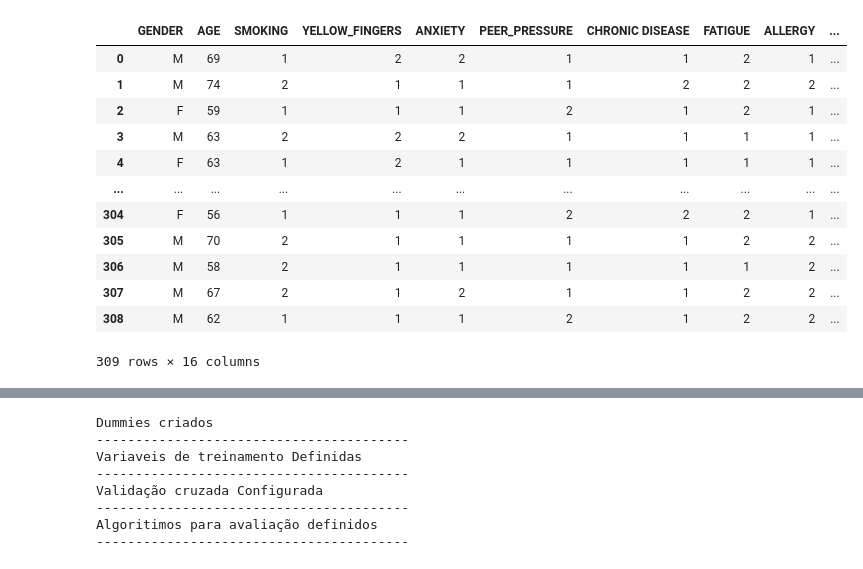
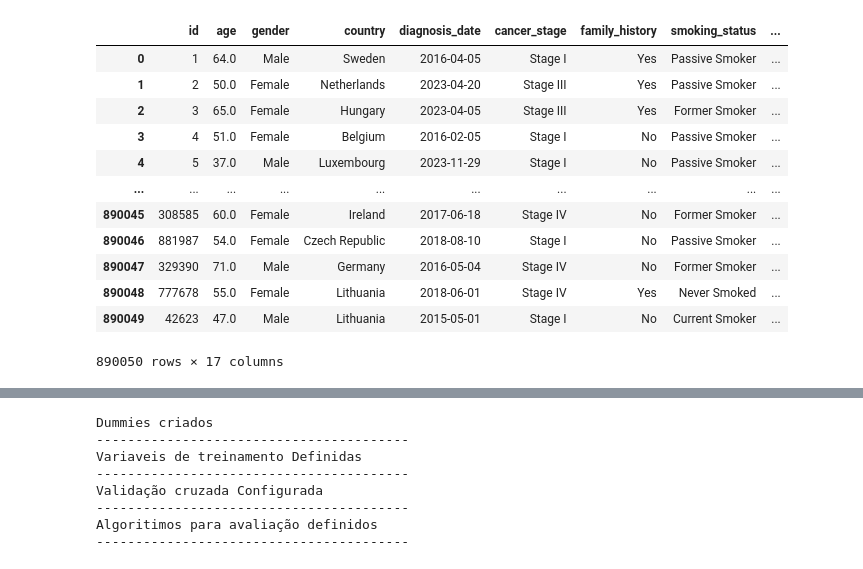
Before and after one commit to Luidy-Costa/project, a Jupyter notebook: lung-cancer-ml/backend/lung_cancer_prediction.ipynb, the cells around one changed output, grey strips where cells are left out. Saved outputs shown, nothing was run; the diff lists cells and outputs as text; code cells hidden in the pictures.

```diff
--- a/lung-cancer-ml/backend/lung_cancer_prediction.ipynb
+++ b/lung-cancer-ml/backend/lung_cancer_prediction.ipynb
@@ -22,21 +22,20 @@ from sklearn.svm import SVC
 sns.set(style="whitegrid")
 # %%
 #carregando a base de dados
-dataframe = pd.read_csv("survey_lung_cancer.csv")
-
-#vizalizando o dataframe ainda "sujo"
-dataframe
+#df_sujo = dataframe sujo
+dataframe = pd.read_csv("Lung Cancer_dirty.csv")
+df_sujo
 # %% [output]
-|  | GENDER | AGE | SMOKING | YELLOW_FINGERS | ANXIETY | PEER_PRESSURE | CHRONIC DISEASE | FATIGUE | ALLERGY | ... |
-| 0 | M | 69 | 1 | 2 | 2 | 1 | 1 | 2 | 1 | ... |
-| 1 | M | 74 | 2 | 1 | 1 | 1 | 2 | 2 | 2 | ... |
-| 2 | F | 59 | 1 | 1 | 1 | 2 | 1 | 2 | 1 | ... |
-| 3 | M | 63 | 2 | 2 | 2 | 1 | 1 | 1 | 1 | ... |
-| 4 | F | 63 | 1 | 2 | 1 | 1 | 1 | 1 | 1 | ... |
-| ... | ... | ... | ... | ... | ... | ... | ... | ... | ... | ... |
-| 304 | F | 56 | 1 | 1 | 1 | 2 | 2 | 2 | 1 | ... |
-| 305 | M | 70 | 2 | 1 | 1 | 1 | 1 | 2 | 2 | ... |
-| 306 | M | 58 | 2 | 1 | 1 | 1 | 1 | 1 | 2 | ... |
-| 307 | M | 67 | 2 | 1 | 2 | 1 | 1 | 2 | 2 | ... |
-| 308 | M | 62 | 1 | 1 | 1 | 2 | 1 | 2 | 2 | ... |
+|  | id | age | gender | country | diagnosis_date | cancer_stage | family_history | smoking_status | ... |
+| 0 | 1 | 64.0 | Male | Sweden | 2016-04-05 | Stage I | Yes | Passive Smoker | ... |
+| 1 | 2 | 50.0 | Female | Netherlands | 2023-04-20 | Stage III | Yes | Passive Smoker | ... |
+| 2 | 3 | 65.0 | Female | Hungary | 2023-04-05 | Stage III | Yes | Former Smoker | ... |
+| 3 | 4 | 51.0 | Female | Belgium | 2016-02-05 | Stage I | No | Passive Smoker | ... |
+| 4 | 5 | 37.0 | Male | Luxembourg | 2023-11-29 | Stage I | No | Passive Smoker | ... |
+| ... | ... | ... | ... | ... | ... | ... | ... | ... | ... |
+| 890045 | 308585 | 60.0 | Female | Ireland | 2017-06-18 | Stage IV | No | Former Smoker | ... |
+| 890046 | 881987 | 54.0 | Female | Czech Republic | 2018-08-10 | Stage I | No | Passive Smoker | ... |
+| 890047 | 329390 | 71.0 | Male | Germany | 2016-05-04 | Stage IV | No | Former Smoker | ... |
+| 890048 | 777678 | 55.0 | Female | Lithuania | 2018-06-01 | Stage IV | Yes | Never Smoked | ... |
+| 890049 | 42623 | 47.0 | Male | Lithuania | 2015-05-01 | Stage I | No | Current Smoker | ... |
-309 rows × 16 columns
+890050 rows × 17 columns
```
Also changed, not shown: parts of 7 cells of this notebook, 2 other files.
